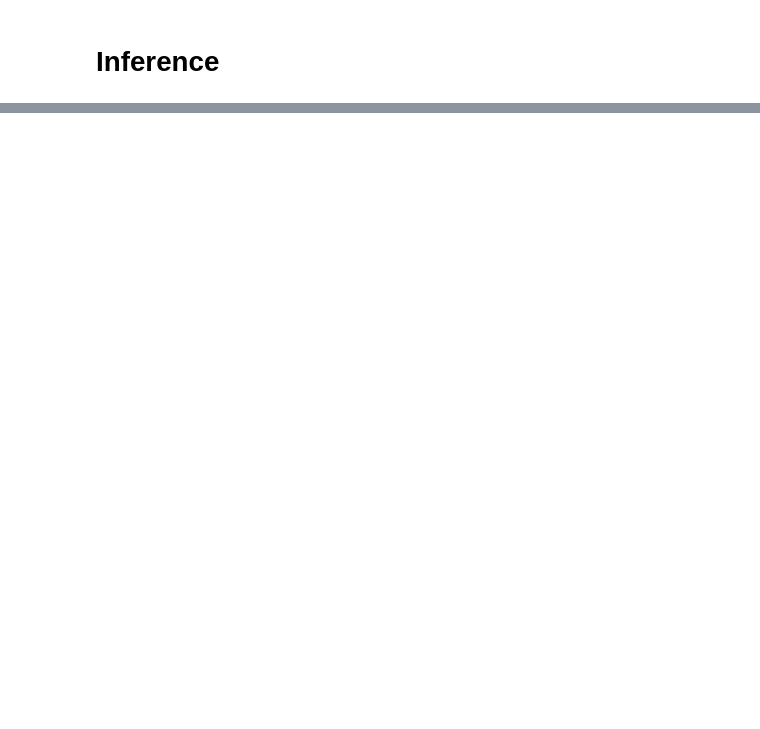
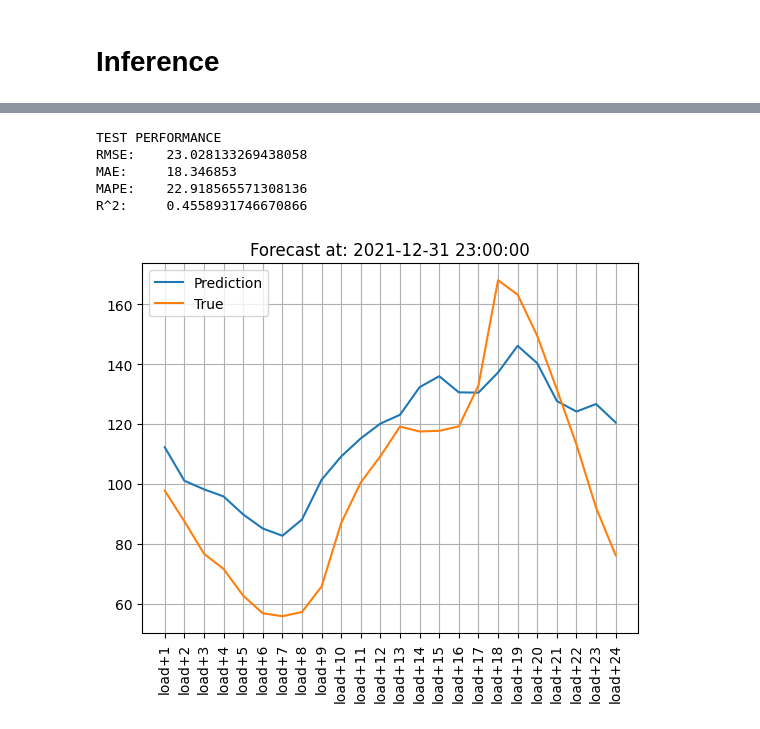
Before and after one commit to nbvanting/ml_kursus, a Jupyter notebook: notebooks/Day 2 - Part 3 - 24hour Forecasts.ipynb, the cells around one changed output, grey strips where cells are left out. Drawn from its saved outputs; the diff is of its cells as text; code cells hidden in the pictures; blank space fills up the shorter version.

```diff
--- a/notebooks/Day 2 - Part 3 - 24hour Forecasts.ipynb
+++ b/notebooks/Day 2 - Part 3 - 24hour Forecasts.ipynb
@@ -69,3 +74,36 @@ print(model)
+# %%
+class Model(nn.Module):
+
+    def __init__(self, input_size):
+        super().__init__()
+
+        self.input_size = input_size
+        self.activation = nn.ReLU
+
+        self.flatten = nn.Flatten()
+        self.input_layer = nn.Sequential(nn.Linear(self.input_size, 64), self.activation())
+
+        self.hidden_block = nn.Sequential(
+                nn.Linear(64, 128),
+                self.activation(),
+                nn.Linear(128, 256),
+                self.activation(),
+                nn.Dropout(0.2),
+                nn.Linear(256, 128),
+                self.activation(),
+                nn.Dropout(0.2),
+        )
+
+        self.output_layer = nn.Linear(128, 24)
+
+    def forward(self, x):
+        x = self.flatten(x)
+        x = self.input_layer(x)
+        x = self.hidden_block(x)
+        out = self.output_layer(x)
+        return out
+# %%
+model = Model(input_size=input_size)
 # %%
 train_loop = TrainingLoop(
             model=model,
@@ -119,12 +176,20 @@ print('RMSE:\t', mean_squared_error(df_vals, df_preds)**0.5)
 print('MAE:\t', mean_absolute_error(df_vals, df_preds))
 print('MAPE:\t',mean_absolute_percentage_error(df_vals, df_preds) * 100)
 print('R^2:\t', r2_score(df_vals, df_preds))
+# %% [output]
+TEST PERFORMANCE
+RMSE:    23.028133269438058
+MAE:     18.346853
+MAPE:    22.918565571308136
+R^2:     0.4558931746670866
 # %%
-forecast_time = '2021-09-11 14:00:00'
+forecast_time = '2021-12-31 23:00:00'
 plt.plot(df_preds.loc[forecast_time], label='Prediction')
 plt.plot(df_vals.loc[forecast_time], label='True')
 plt.legend()
 plt.grid()
 plt.title(f"Forecast at: {forecast_time}")
 plt.xticks(rotation=90)
 plt.show()
+# %% [output]
+[figure, added]
```
Also changed, not shown: parts of 8 cells of this notebook, 5 other files.
